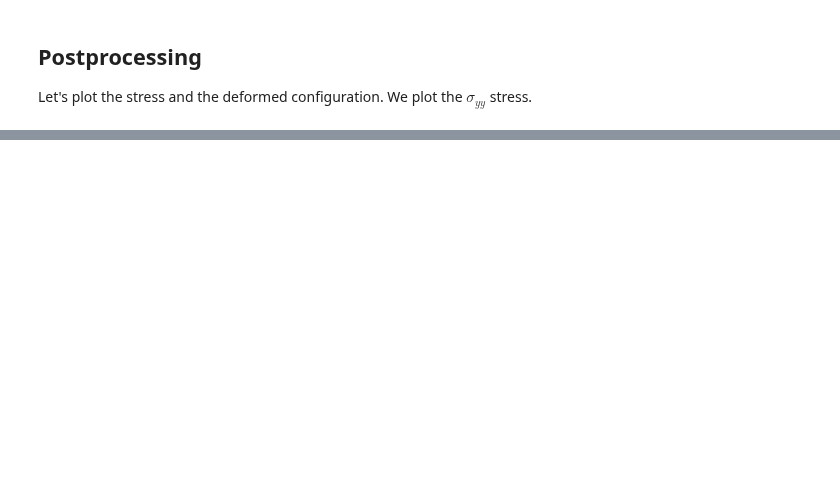
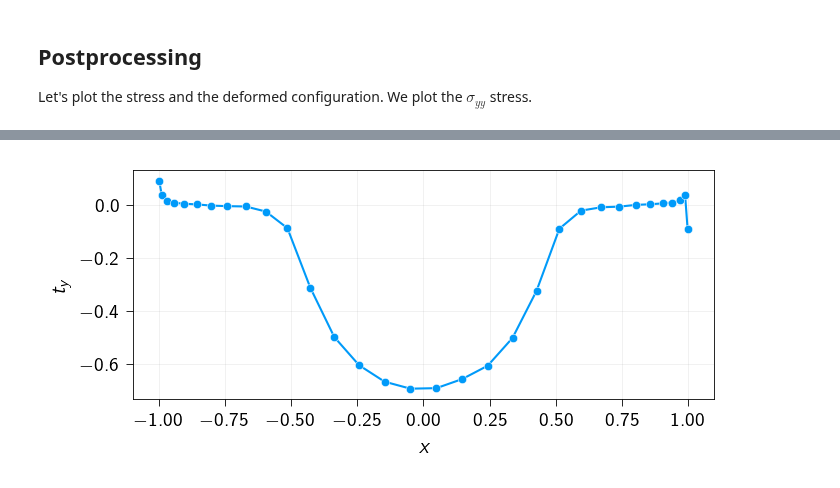
Before and after one commit to smec-ethz/tatva, a Jupyter notebook: examples/notebooks/hertz_contact_penalty.ipynb, the cells around one changed output, grey strips where cells are left out. Saved outputs shown, nothing was run; the diff lists cells and outputs as text; code cells hidden in the pictures; blank space fills up the shorter version.

```diff
--- a/examples/notebooks/hertz_contact_penalty.ipynb
+++ b/examples/notebooks/hertz_contact_penalty.ipynb
@@ -425,0 +526,25 @@ plot_element_values(u_solution, mesh, stresses[:, 1, 1].flatten())
+# %%
+surface_points, surface_tractions, surface_normals = get_surface_tractions(
+    surface_elements=np.array(contact_elements),
+    mesh=mesh,
+    element_values=stresses,
+)
+
+plt.style.use(STYLE_PATH)
+fig = plt.figure(figsize=(5, 4))
+ax = plt.axes()
+sorted_idx = np.argsort(surface_points[:, 0])
+
+ax.plot(
+    surface_points[sorted_idx, 0],
+    surface_tractions[sorted_idx, 1],
+    color=colors.blue,
+    marker="o",
+)
+ax.set_xlabel(r"$x$")
+ax.set_ylabel(r"$t_y$")
+ax.set_aspect("equal")
+ax.grid(True)
+plt.show()
+# %% [output]
+[figure, added]
```
Also changed, not shown: parts of 19 cells of this notebook.
